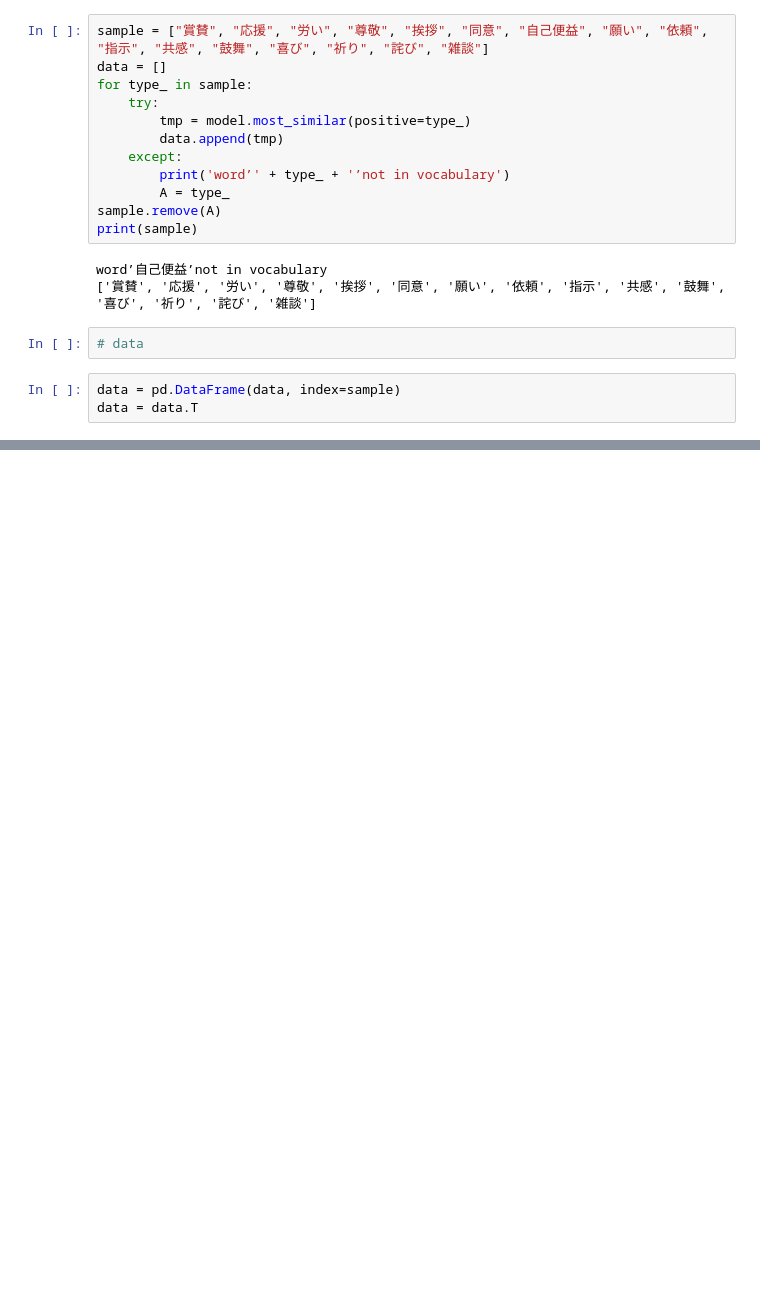
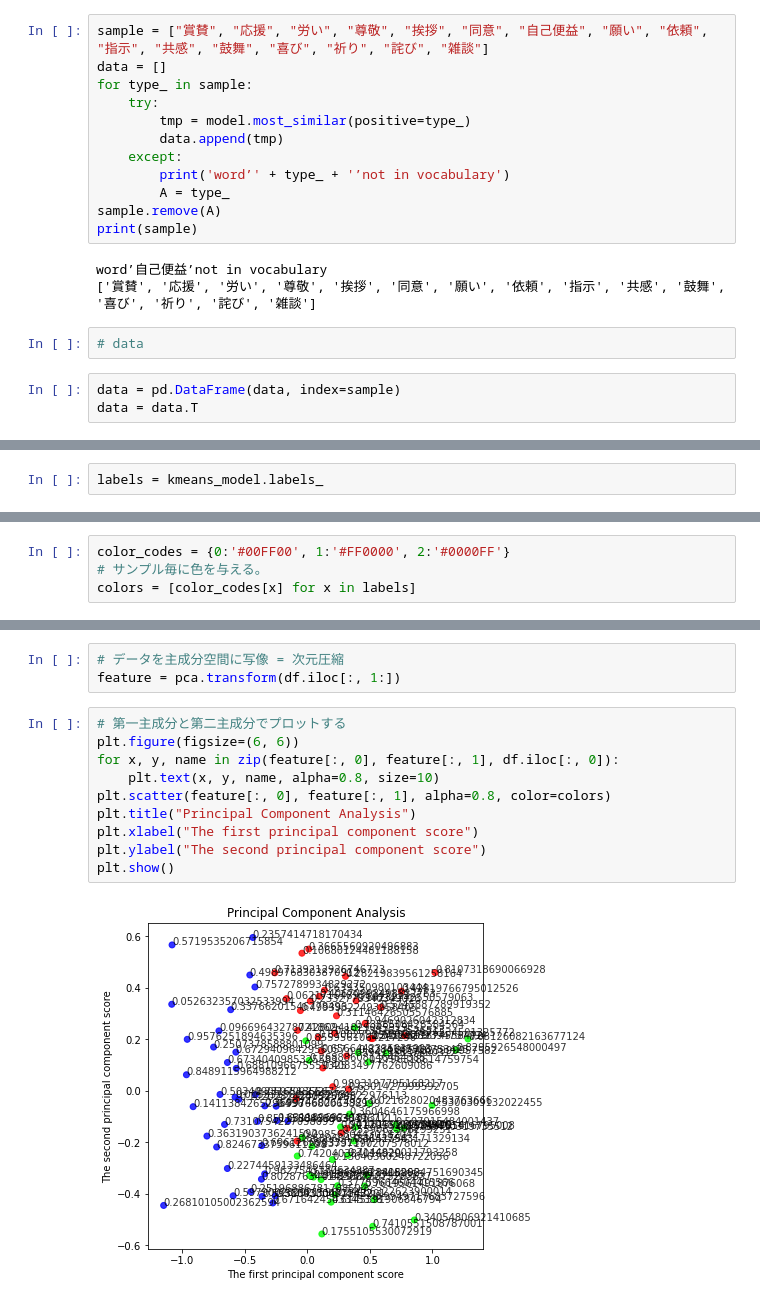
Before and after one commit to Sotabc123/NLP_practice, a Jupyter notebook: text_analys.ipynb, the cells around one changed output, grey strips where cells are left out. Cells and saved outputs as stored; diff of their text form; blank space fills up the shorter version.

```diff
--- a/text_analys.ipynb
+++ b/text_analys.ipynb
@@ -192,0 +388,2 @@ data
+# %%
+labels = kmeans_model.labels_
@@ -192,0 +398,4 @@ data
+# %%
+color_codes = {0:'#00FF00', 1:'#FF0000', 2:'#0000FF'}
+# サンプル毎に色を与える。
+colors = [color_codes[x] for x in labels]
@@ -192,0 +414,15 @@ data
+# %%
+# データを主成分空間に写像 = 次元圧縮
+feature = pca.transform(df.iloc[:, 1:])
+# %%
+# 第一主成分と第二主成分でプロットする
+plt.figure(figsize=(6, 6))
+for x, y, name in zip(feature[:, 0], feature[:, 1], df.iloc[:, 0]):
+    plt.text(x, y, name, alpha=0.8, size=10)
+plt.scatter(feature[:, 0], feature[:, 1], alpha=0.8, color=colors)
+plt.title("Principal Component Analysis")
+plt.xlabel("The first principal component score")
+plt.ylabel("The second principal component score")
+plt.show()
+# %% [output]
+[figure, added]
```
Also changed, not shown: parts of 29 cells of this notebook.
